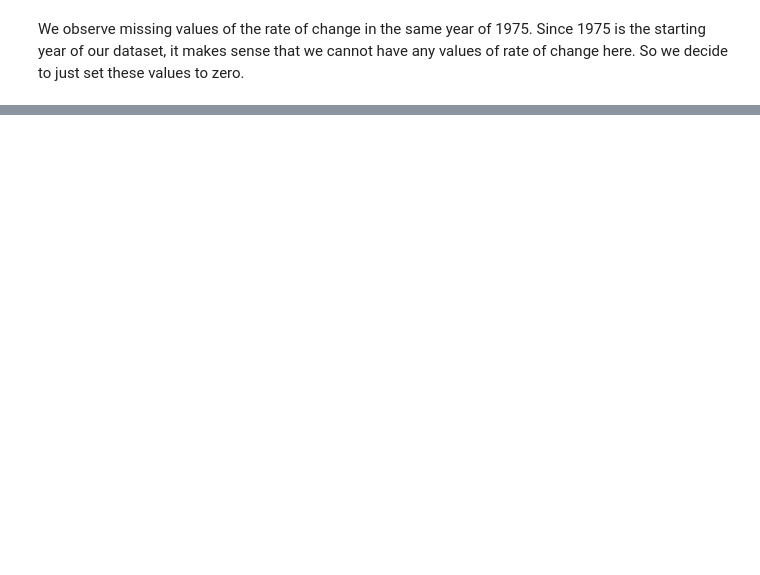
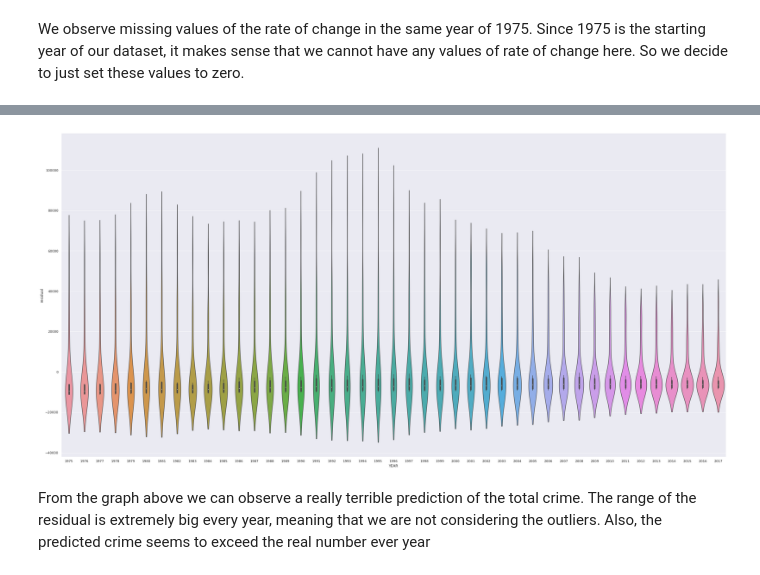
Before and after one commit to WZF1999/WZF1999.github.io, a Jupyter notebook: Final_Tutorial.ipynb, the cells around one changed output, grey strips where cells are left out. Drawn from its saved outputs; the diff is of its cells as text; code cells hidden in the pictures; blank space fills up the shorter version.

```diff
--- a/Final_Tutorial.ipynb
+++ b/Final_Tutorial.ipynb
@@ -51,0 +90,8 @@ So we decide to just set these values to zero.
+# %%
+data['residual'] = data['GRAND_TOTAL'] - data['crime_prediction']
+sns.set(rc={'figure.figsize':(40,20)})
+ax = sns.violinplot(x="YEAR", y="residual", data = data)
+# %% [output]
+[figure, added]
+# %% [markdown]
+From the graph above we can observe a really terrible prediction of the total crime. The range of the residual is extremely big every year, meaning that we are not considering the outliers. Also, the predicted crime seems to exceed the real number ever year
```
Also changed, not shown: parts of 30 cells of this notebook.
